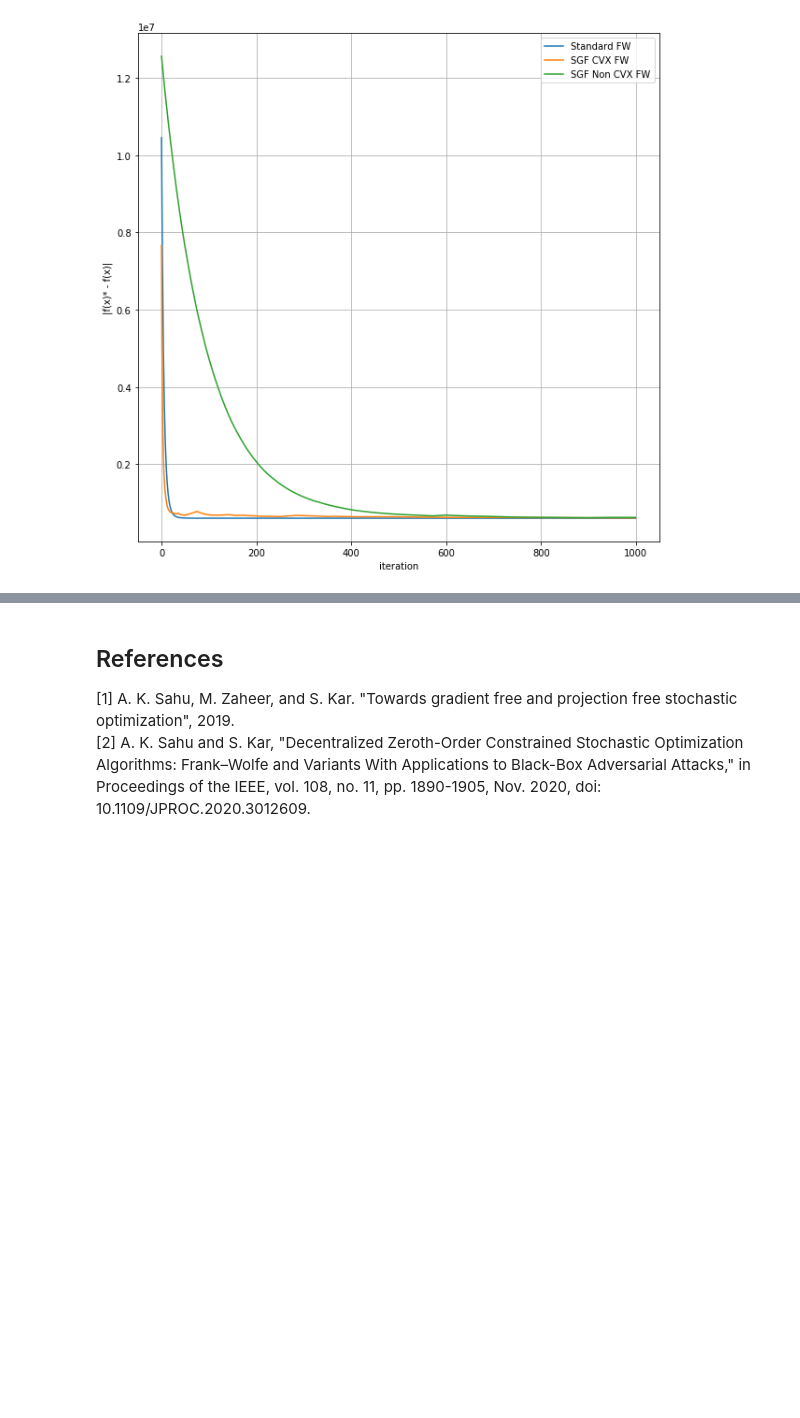
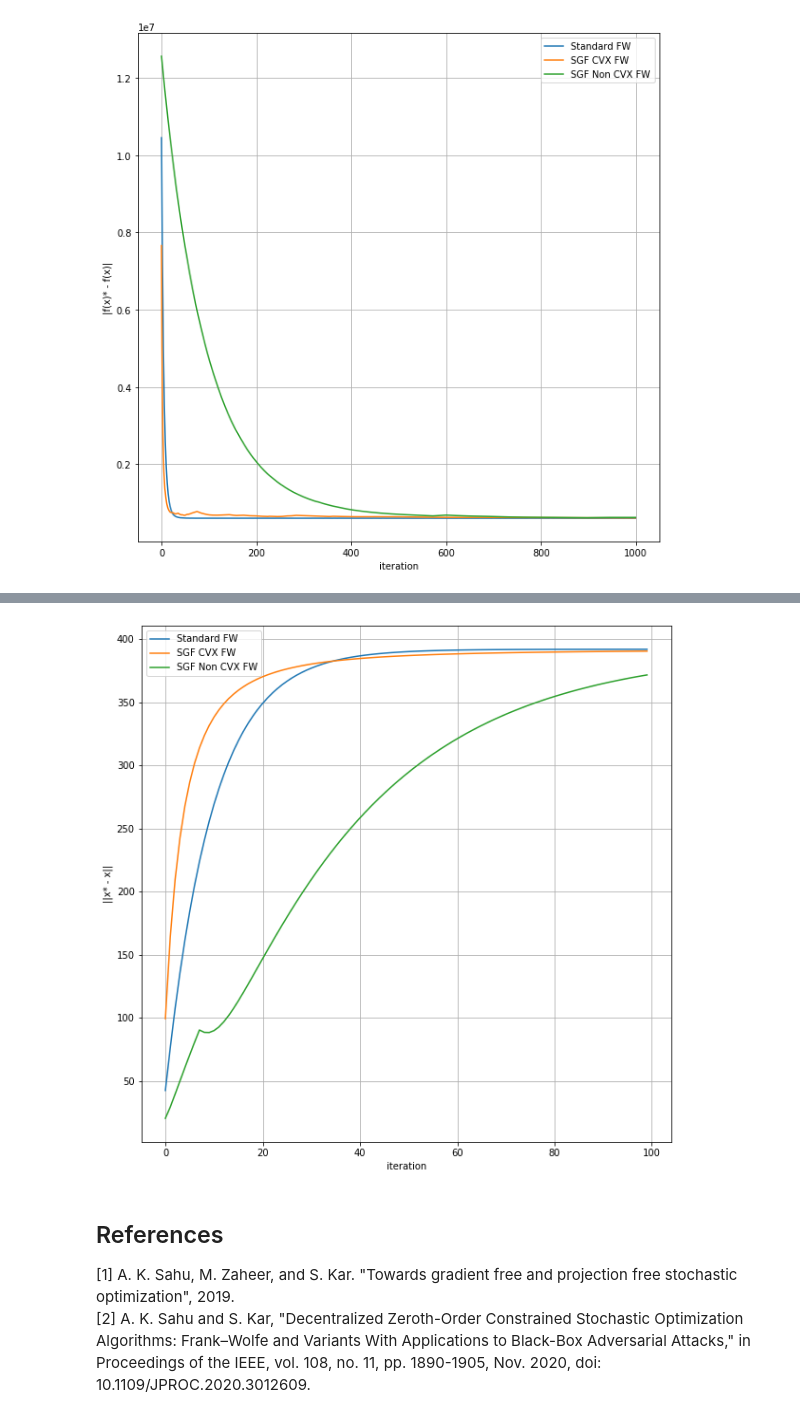
Before and after one commit to berylgithub/opt, a Jupyter notebook: frankwolfe.ipynb, the cells around one changed output, grey strips where cells are left out. Cells and saved outputs as stored; diff of their text form; code cells hidden in the pictures; blank space fills up the shorter version.

```diff
--- a/frankwolfe.ipynb
+++ b/frankwolfe.ipynb
@@ -441,3 +509,22 @@ plt.show()
+# %%
+# visualization of ||x* - x|| per iteration
+plt.rcParams["figure.figsize"] = (10,10)
+length = len(x_array_0)
+# distance between points:
+dist_0 = np.array([np.linalg.norm(x_arr-x_array_0[i]) for i in range(length)])
+dist_1 = np.array([np.linalg.norm(x_arr-x_array_1[i]) for i in range(length)])
+dist_2 = np.array([np.linalg.norm(x_arr-x_array_2[i]) for i in range(length)])
+plt.figure(0)
+plt.plot(dist_0, label="Standard FW")
+plt.plot(dist_1, label="SGF CVX FW")
+plt.plot(dist_2, label="SGF Non CVX FW")
+plt.ylabel("||x* - x||")
+plt.xlabel("iteration")
+plt.grid()
+plt.legend()
+plt.show()
+# %% [output]
+[figure, added]
 # %% [markdown]
 ## References
 [1] A. K. Sahu, M. Zaheer, and S. Kar.  "Towards gradient free and projection free stochastic optimization", 2019. <br>
```
Also changed, not shown: parts of 6 cells of this notebook.
